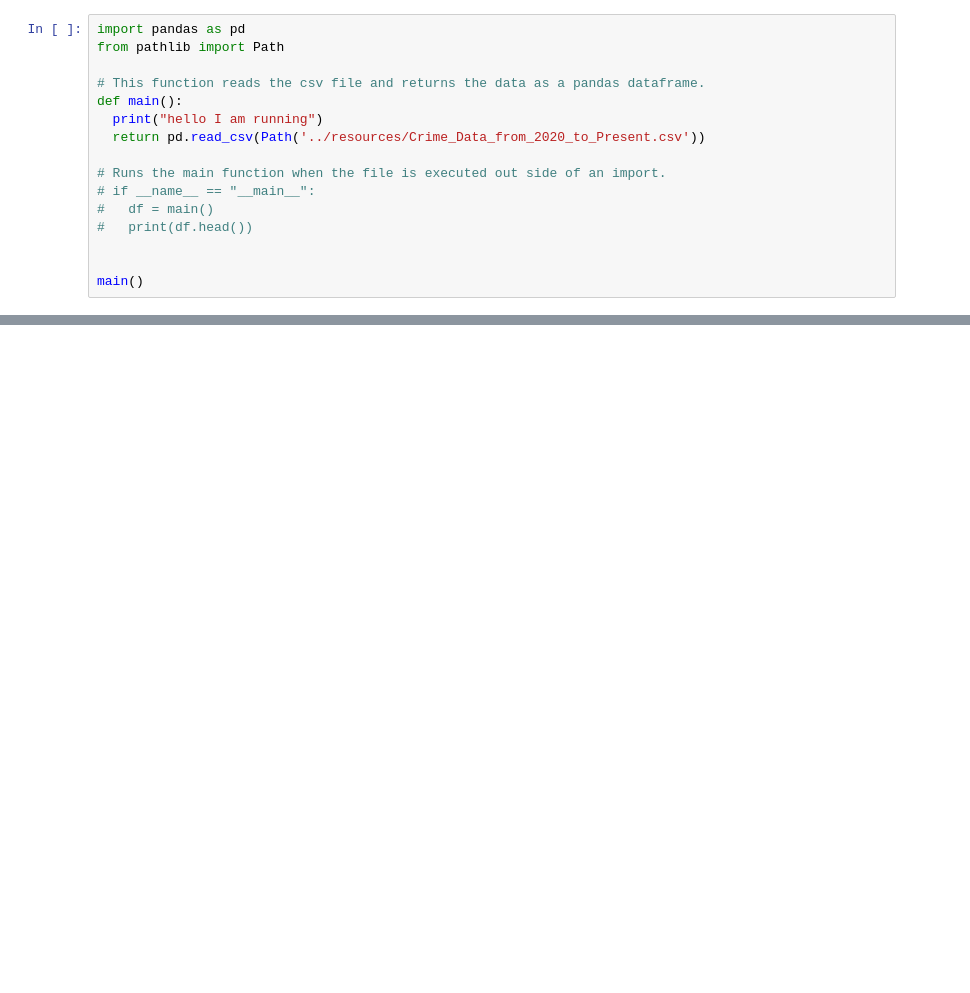
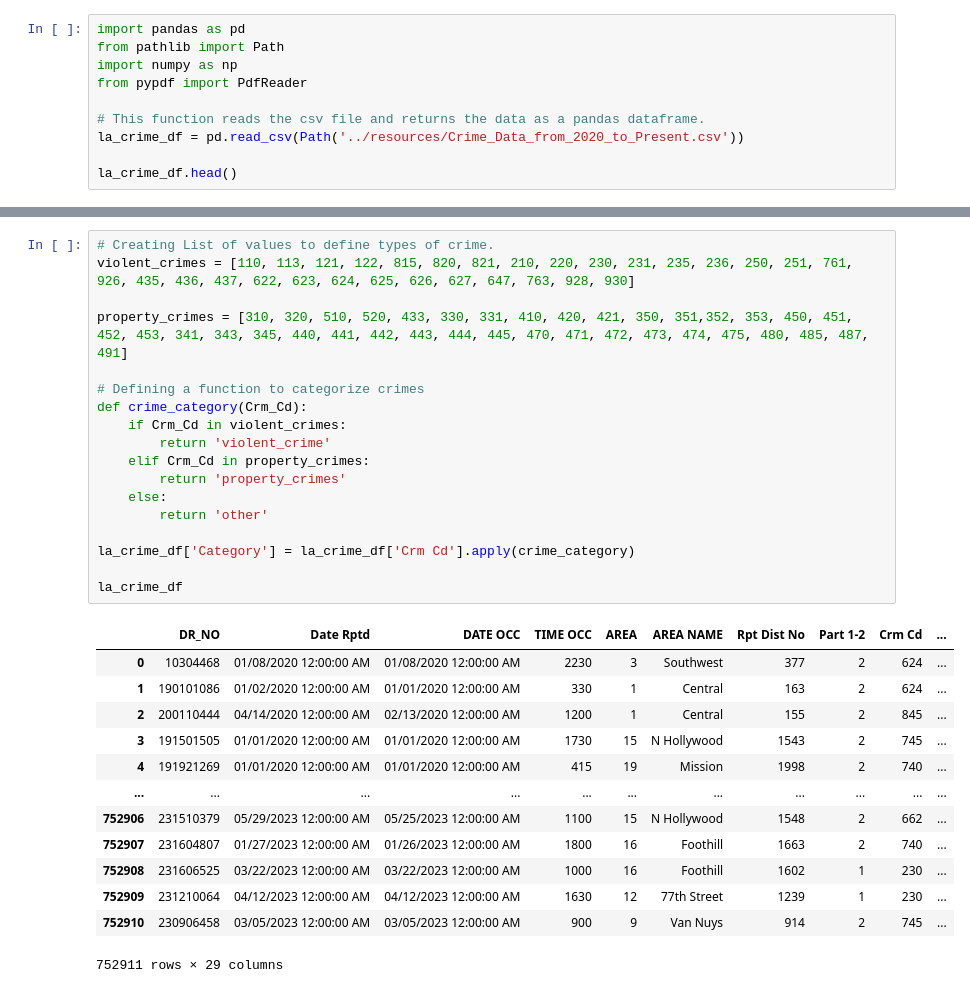
Before and after one commit to Ed-Lovera/AI-PT-Project-1, a Jupyter notebook: Vickram/crime_dataframe.ipynb, the cells around one changed output, grey strips where cells are left out. Cells and saved outputs as stored; diff of their text form; blank space fills up the shorter version.

```diff
--- a/Vickram/crime_dataframe.ipynb
+++ b/Vickram/crime_dataframe.ipynb
@@ -1,17 +7,11 @@
 # %%
 import pandas as pd
 from pathlib import Path
+import numpy as np
+from pypdf import PdfReader
 
 # This function reads the csv file and returns the data as a pandas dataframe.
-def main():
-  print("hello I am running")
-  return pd.read_csv(Path('../resources/Crime_Data_from_2020_to_Present.csv'))
+la_crime_df = pd.read_csv(Path('../resources/Crime_Data_from_2020_to_Present.csv'))
 
-# Runs the main function when the file is executed out side of an import.
-# if __name__ == "__main__":
-#   df = main()
-#   print(df.head())
-
-
-main()
+la_crime_df.head()
 # %% [output]
@@ -19,0 +55,32 @@ FileNotFoundError: [Errno 2] No such file or directory: '../resources/Crime_Data
+# %%
+# Creating List of values to define types of crime.
+violent_crimes = [110, 113, 121, 122, 815, 820, 821, 210, 220, 230, 231, 235, 236, 250, 251, 761, 926, 435, 436, 437, 622, 623, 624, 625, 626, 627, 647, 763, 928, 930]
+
+property_crimes = [310, 320, 510, 520, 433, 330, 331, 410, 420, 421, 350, 351,352, 353, 450, 451, 452, 453, 341, 343, 345, 440, 441, 442, 443, 444, 445, 470, 471, 472, 473, 474, 475, 480, 485, 487, 491]
+
+# Defining a function to categorize crimes
+def crime_category(Crm_Cd):
+    if Crm_Cd in violent_crimes:
+        return 'violent_crime'
+    elif Crm_Cd in property_crimes:
+        return 'property_crimes'
+    else:
+        return 'other'
+
+la_crime_df['Category'] = la_crime_df['Crm Cd'].apply(crime_category)
+
+la_crime_df
+# %% [output]
+|  | DR_NO | Date Rptd | DATE OCC | TIME OCC | AREA | AREA NAME | Rpt Dist No | Part 1-2 | Crm Cd | ... |
+| 0 | 10304468 | 01/08/2020 12:00:00 AM | 01/08/2020 12:00:00 AM | 2230 | 3 | Southwest | 377 | 2 | 624 | ... |
+| 1 | 190101086 | 01/02/2020 12:00:00 AM | 01/01/2020 12:00:00 AM | 330 | 1 | Central | 163 | 2 | 624 | ... |
+| 2 | 200110444 | 04/14/2020 12:00:00 AM | 02/13/2020 12:00:00 AM | 1200 | 1 | Central | 155 | 2 | 845 | ... |
+| 3 | 191501505 | 01/01/2020 12:00:00 AM | 01/01/2020 12:00:00 AM | 1730 | 15 | N Hollywood | 1543 | 2 | 745 | ... |
+| 4 | 191921269 | 01/01/2020 12:00:00 AM | 01/01/2020 12:00:00 AM | 415 | 19 | Mission | 1998 | 2 | 740 | ... |
+| ... | ... | ... | ... | ... | ... | ... | ... | ... | ... | ... |
+| 752906 | 231510379 | 05/29/2023 12:00:00 AM | 05/25/2023 12:00:00 AM | 1100 | 15 | N Hollywood | 1548 | 2 | 662 | ... |
+| 752907 | 231604807 | 01/27/2023 12:00:00 AM | 01/26/2023 12:00:00 AM | 1800 | 16 | Foothill | 1663 | 2 | 740 | ... |
+| 752908 | 231606525 | 03/22/2023 12:00:00 AM | 03/22/2023 12:00:00 AM | 1000 | 16 | Foothill | 1602 | 1 | 230 | ... |
+| 752909 | 231210064 | 04/12/2023 12:00:00 AM | 04/12/2023 12:00:00 AM | 1630 | 12 | 77th Street | 1239 | 1 | 230 | ... |
+| 752910 | 230906458 | 03/05/2023 12:00:00 AM | 03/05/2023 12:00:00 AM | 900 | 9 | Van Nuys | 914 | 2 | 745 | ... |
+752911 rows × 29 columns
```
Also changed, not shown: parts of 6 cells of this notebook, 2 other files.
